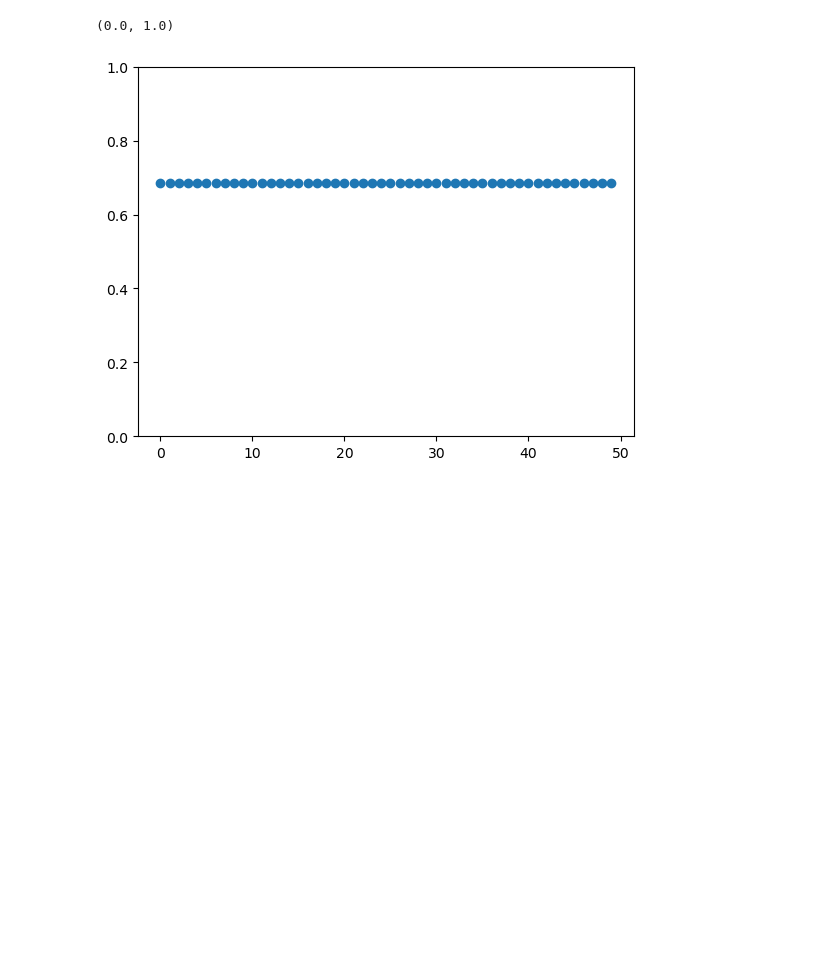
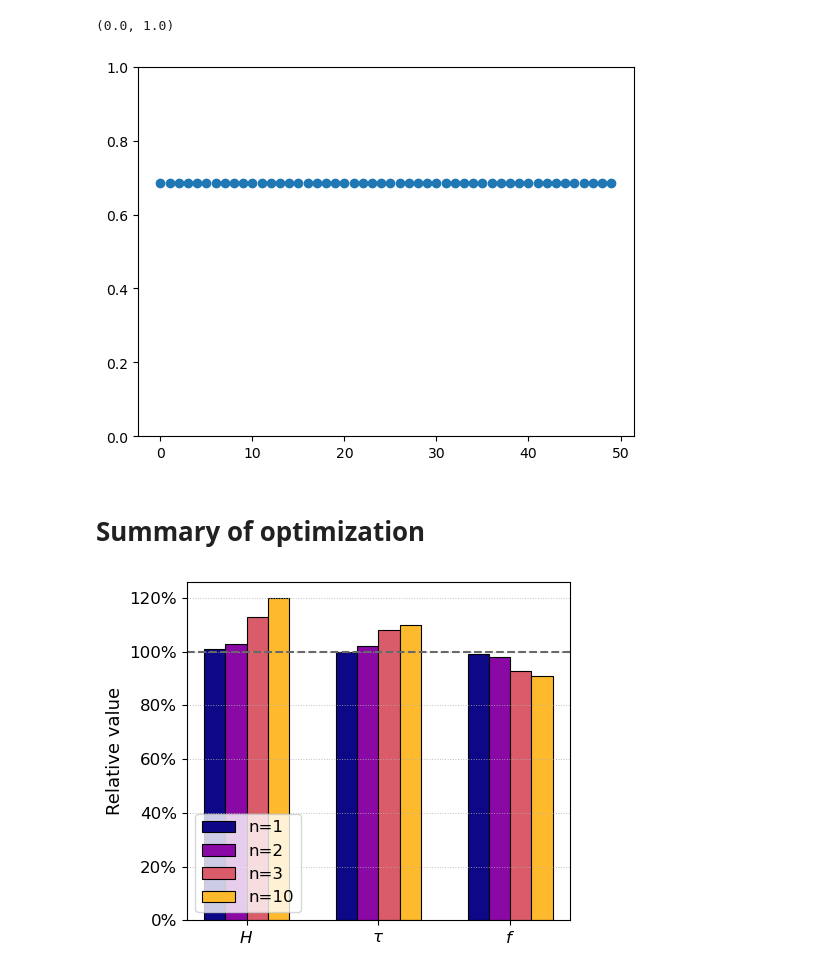
Before and after one commit to Rafid-Ben/Propulsion_optimization, a Jupyter notebook: optimization_problem.ipynb, the cells around one changed output. Saved outputs shown, nothing was run; the diff lists cells and outputs as text; code cells hidden in the pictures; blank space fills up the shorter version.

```diff
--- a/optimization_problem.ipynb
+++ b/optimization_problem.ipynb
@@ -274,7 +282,7 @@ c= isp*9.81; print("c=",c)
 mdot=thrust/c ; print("mdot=",mdot)
 Pjet= 0.50*thrust*c ;   print("Pjet=",Pjet)
 eta= Pjet/P ;   print("eta=",eta)
-alpha=0.05 ;   print("alpha=",alpha)
+alpha=mps/P  ;   print("alpha=",alpha)
 vch=np.sqrt(2*eta*tf/alpha); print("vch=",vch)
 y=delv/vch; print("y=",y)
 x=c/vch; print("x=",x)
@@ -328,7 +336,7 @@ H_inf=H_infty(x,y)
 theoretical_max_tau=max_tau(x,y,n)
 limit_tau=analytical_lim_tau(x,y)
 
-tau_max = 1.10
+tau_max = 1.1
 
 
 print("H_(n=10)", H_max)
@@ -428,3 +436,51 @@ plt.ylim([0,1])
 # %% [output]
 (0.0, 1.0)
 [figure]
+# %% [markdown]
+# Summary of optimization
+# %%
+n_vec=np.array([1,2,3,10])
+H_vec=np.array([101,103,113,120])
+tau_vec=np.array([100,102,108,110])
+f_vec=np.array([99,98,93,91])
+# %%
+# Combine data for grouped bar plot
+metrics = [r'$H$', r'$\tau$', r'$f$']
+data = [H_vec, tau_vec, f_vec]
+
+# Colors
+colors = cm.plasma(np.linspace(0, 0.85, len(n_labels)))
+
+# Parameters
+bar_width = 0.08
+spacing_factor = 0.08
+x = np.arange(len(metrics)) * 0.5  # Reduce group spacing from default of 1.0
+
+# Plot
+plt.figure(figsize=(5, 4))
+for i in range(len(n_labels)):
+    plt.bar(
+        x + (i - 1.5) * spacing_factor,
+        [metric[i] for metric in data],
+        width=bar_width,
+        label=n_labels[i],
+        color=colors[i],
+        edgecolor='k',       # Dark border
+        linewidth=0.8
+    )
+
+# Reference line
+plt.axhline(100, color='dimgray', linestyle='--')
+
+# Formatting
+plt.xticks(x, metrics)
+plt.ylabel(r'Relative value',fontsize=13)
+plt.gca().yaxis.set_major_formatter(FuncFormatter(lambda y, _: f'{y:.0f}%'))
+plt.legend(loc='lower left')
+
+plt.grid(True, axis='y', linestyle=':', linewidth=0.7, alpha=0.8)
+
+plt.tight_layout()
+plt.show()
+# %% [output]
+[figure, added]
```
Also changed, not shown: parts of 8 cells of this notebook, 5 other files.
